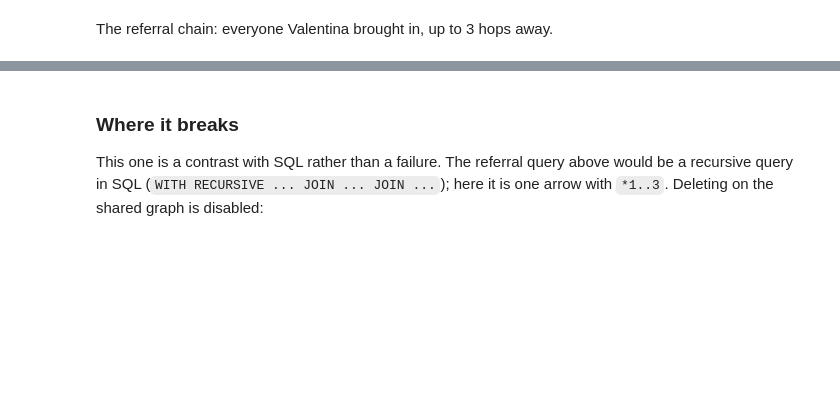
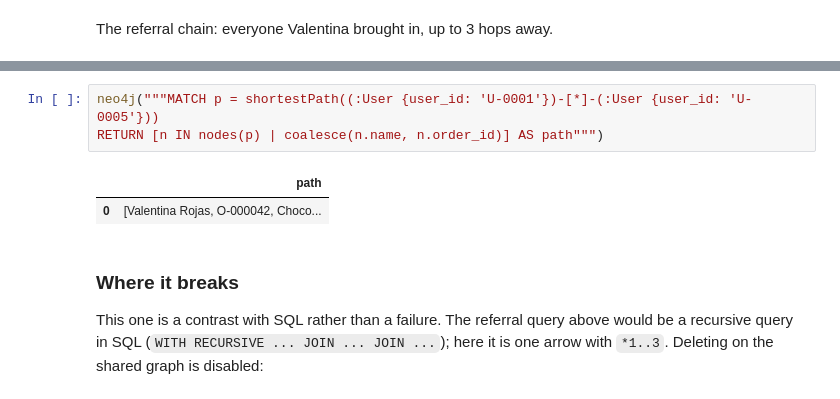
Before and after one commit to dcanasp/NoSQL-Class, a Jupyter notebook: notebook/domi_lab.ipynb, the cells around one changed output, grey strips where cells are left out. Cells and saved outputs as stored; diff of their text form; blank space fills up the shorter version.

```diff
--- a/notebook/domi_lab.ipynb
+++ b/notebook/domi_lab.ipynb
@@ -253,3 +426,9 @@ RETURN camila.name AS referrer, me.name AS you""")
+# %%
+neo4j("""MATCH p = shortestPath((:User {user_id: 'U-0001'})-[*]-(:User {user_id: 'U-0005'}))
+RETURN [n IN nodes(p) | coalesce(n.name, n.order_id)] AS path""")
+# %% [output]
+|  | path |
+| 0 | [Valentina Rojas, O-000042, Choco... |
 # %% [markdown]
 ### Where it breaks
 This one is a contrast with SQL rather than a failure. The referral query above would be a recursive query in SQL
```
Also changed, not shown: parts of 48 cells of this notebook, 7 other files.
